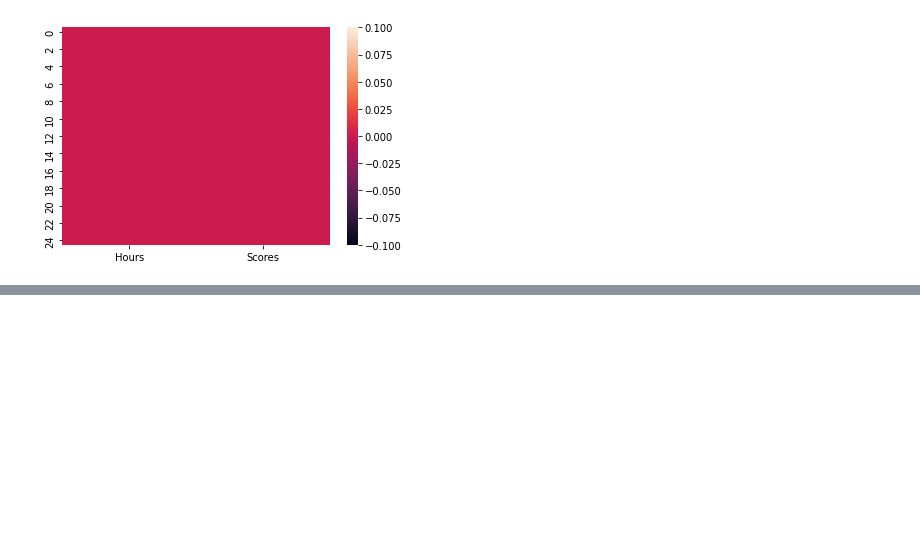
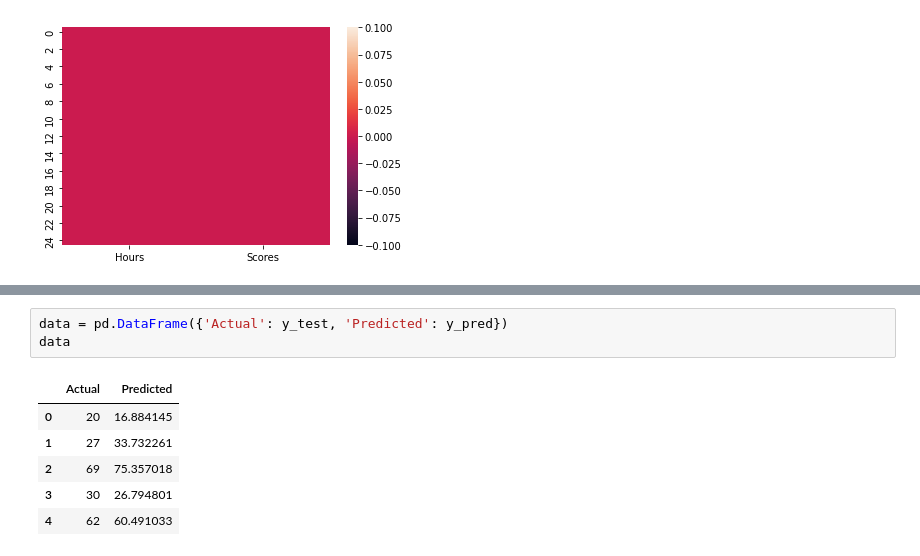
Before and after one commit to CodeWithSridhar/Score-Prediction-Using-Supervised-ML, a Jupyter notebook: Task1_Score_Prediction_Using_Supervised_ML.ipynb, the cells around one changed output, grey strips where cells are left out. Drawn from its saved outputs; the diff is of its cells as text; blank space fills up the shorter version.

```diff
--- a/Task1_Score_Prediction_Using_Supervised_ML.ipynb
+++ b/Task1_Score_Prediction_Using_Supervised_ML.ipynb
@@ -76,0 +122,10 @@ sns.heatmap(data.isnull())
+# %%
+data = pd.DataFrame({'Actual': y_test, 'Predicted': y_pred})
+data
+# %% [output]
+|  | Actual | Predicted |
+| 0 | 20 | 16.884145 |
+| 1 | 27 | 33.732261 |
+| 2 | 69 | 75.357018 |
+| 3 | 30 | 26.794801 |
+| 4 | 62 | 60.491033 |
```
Also changed, not shown: parts of 11 cells of this notebook.
